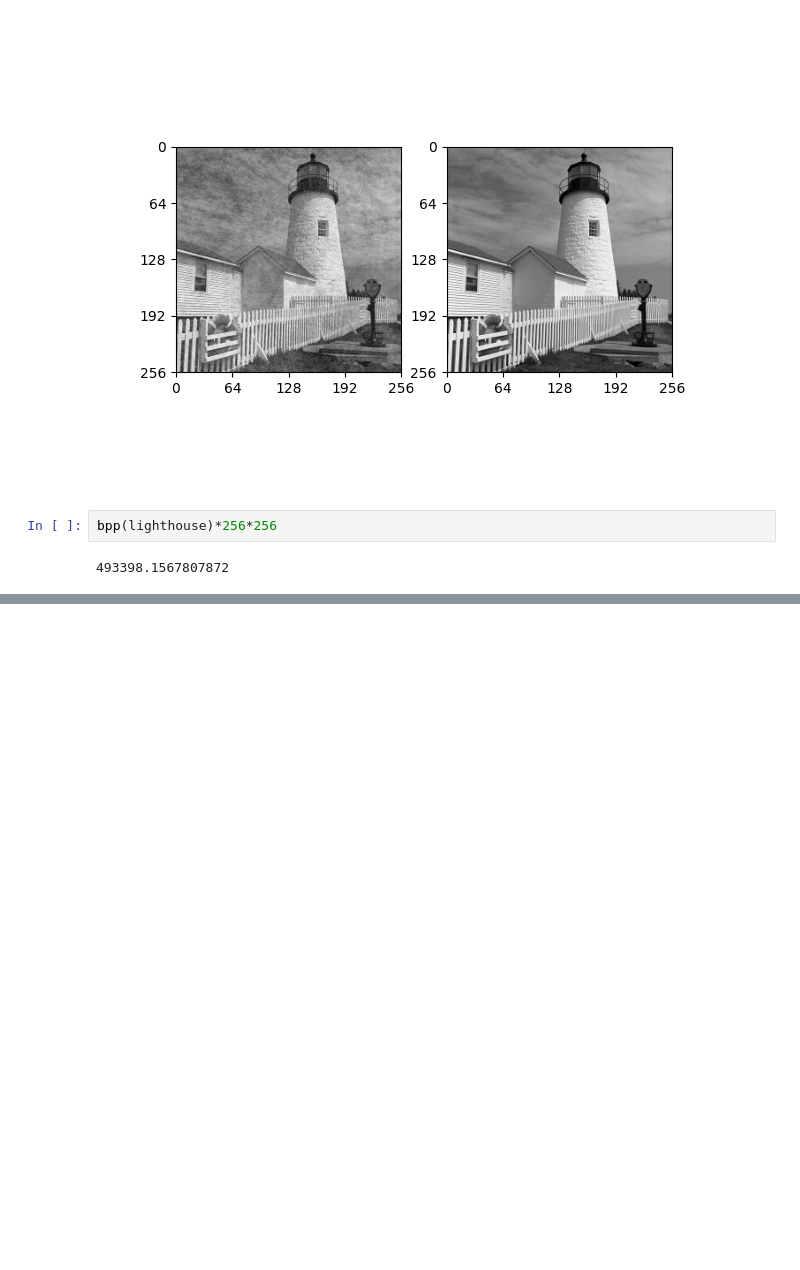
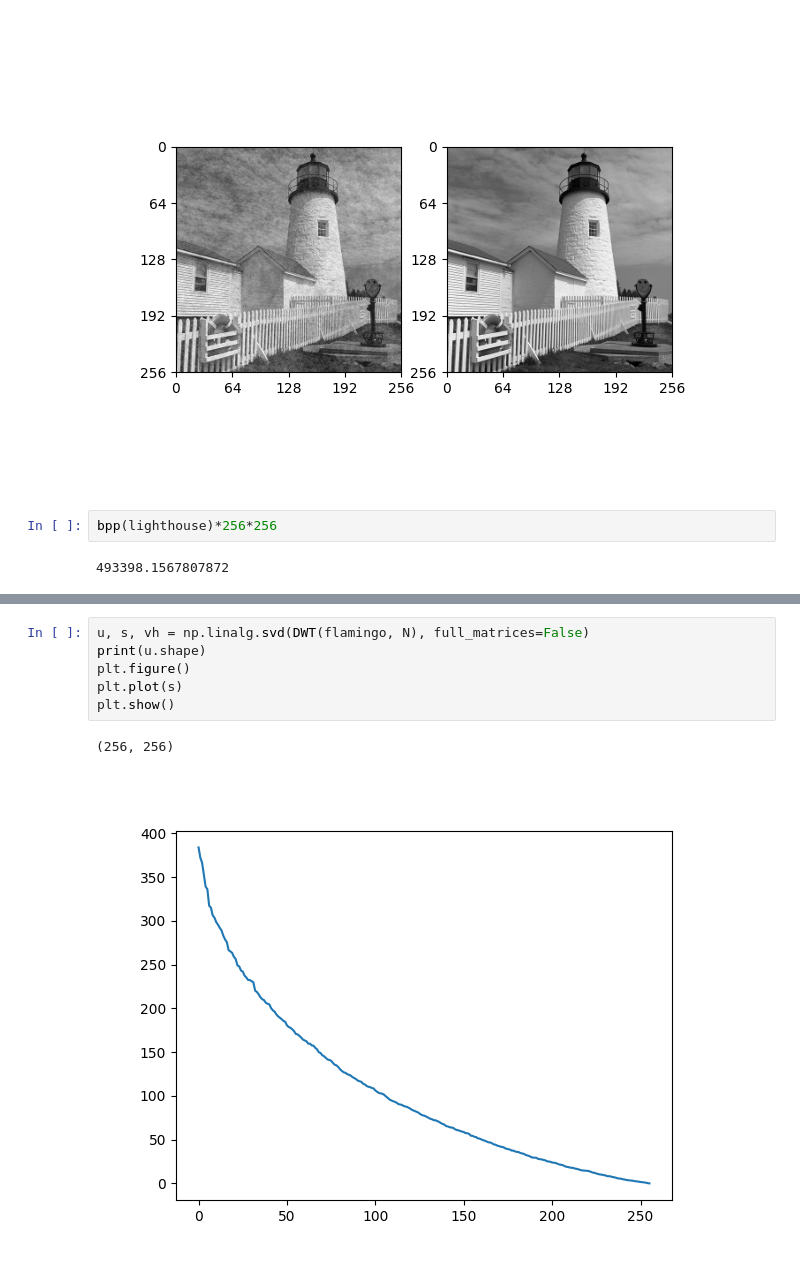
Before and after one commit to sigproc-classrooms/sf2-competition-2023-team-10, a Jupyter notebook: experiments.ipynb, the cells around one changed output, grey strips where cells are left out. Drawn from its saved outputs; the diff is of its cells as text; blank space fills up the shorter version.

```diff
--- a/experiments.ipynb
+++ b/experiments.ipynb
@@ -135,0 +142,9 @@ bpp(lighthouse)*256*256
+# %%
+u, s, vh = np.linalg.svd(DWT(flamingo, N), full_matrices=False)
+print(u.shape)
+plt.figure()
+plt.plot(s)
+plt.show()
+# %% [output]
+(256, 256)
+[figure, added]
```
Also changed, not shown: parts of 6 cells of this notebook, 7 other files.
